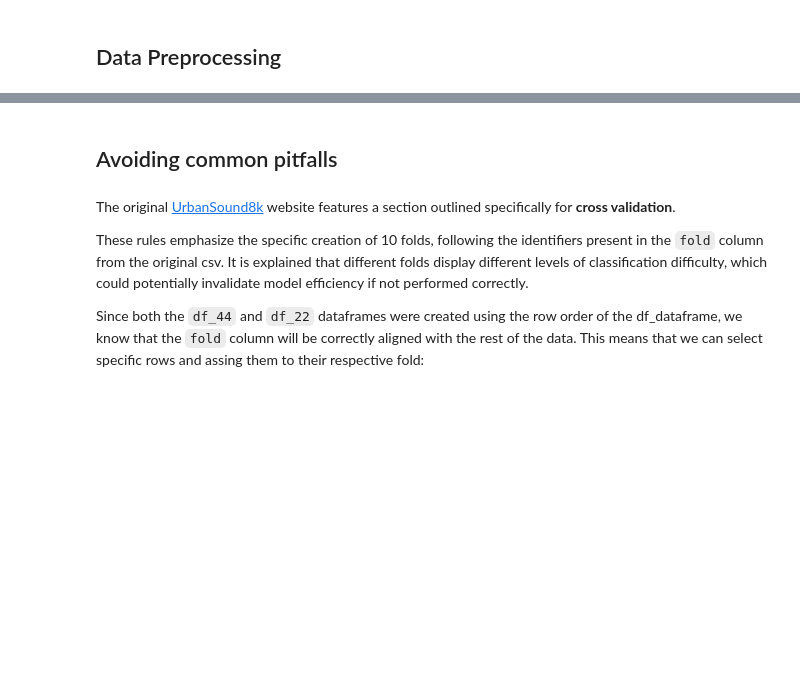
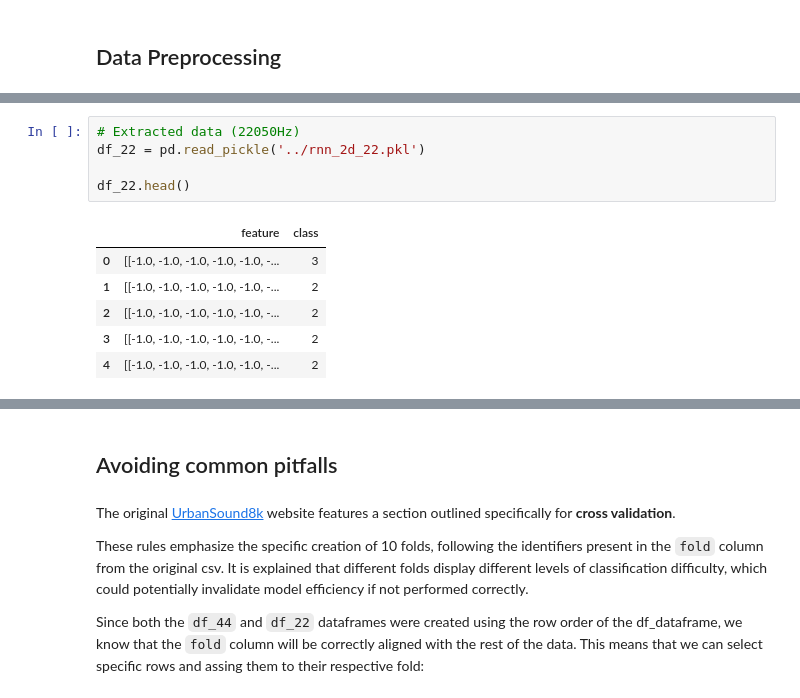
Before and after one commit to pmgfernandes04/Urban-Sounds-Classification, a Jupyter notebook: rnn.ipynb, the cells around one changed output, grey strips where cells are left out. Cells and saved outputs as stored; diff of their text form; blank space fills up the shorter version.

```diff
--- a/rnn.ipynb
+++ b/rnn.ipynb
@@ -218,0 +188,12 @@ df_44.to_pickle("rnn_2d_44.pkl")
+# %%
+# Extracted data (22050Hz)
+df_22 = pd.read_pickle('../rnn_2d_22.pkl')
+
+df_22.head()
+# %% [output]
+|  | feature | class |
+| 0 | [[-1.0, -1.0, -1.0, -1.0, -1.0, -... | 3 |
+| 1 | [[-1.0, -1.0, -1.0, -1.0, -1.0, -... | 2 |
+| 2 | [[-1.0, -1.0, -1.0, -1.0, -1.0, -... | 2 |
+| 3 | [[-1.0, -1.0, -1.0, -1.0, -1.0, -... | 2 |
+| 4 | [[-1.0, -1.0, -1.0, -1.0, -1.0, -... | 2 |
```
Also changed, not shown: parts of 47 cells of this notebook, 2 other files.
